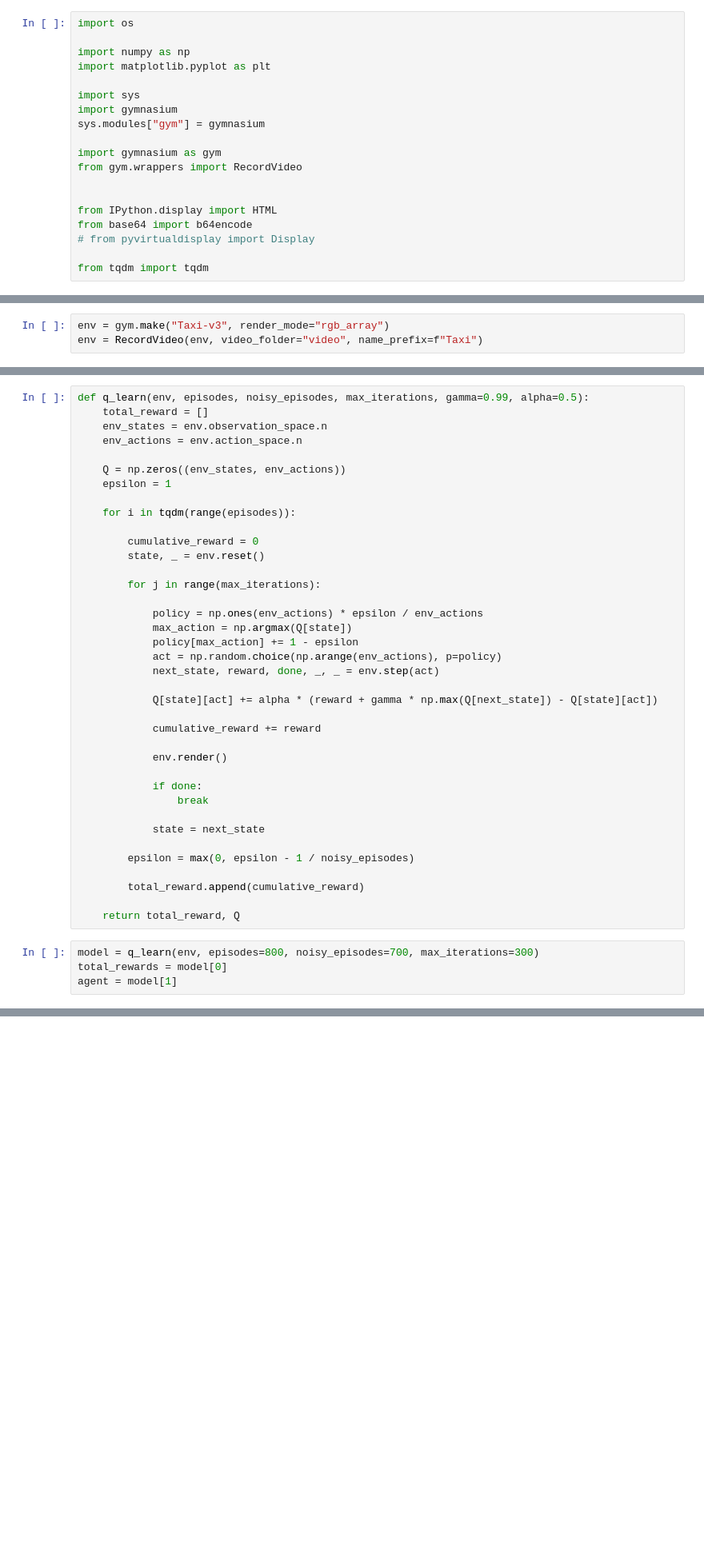
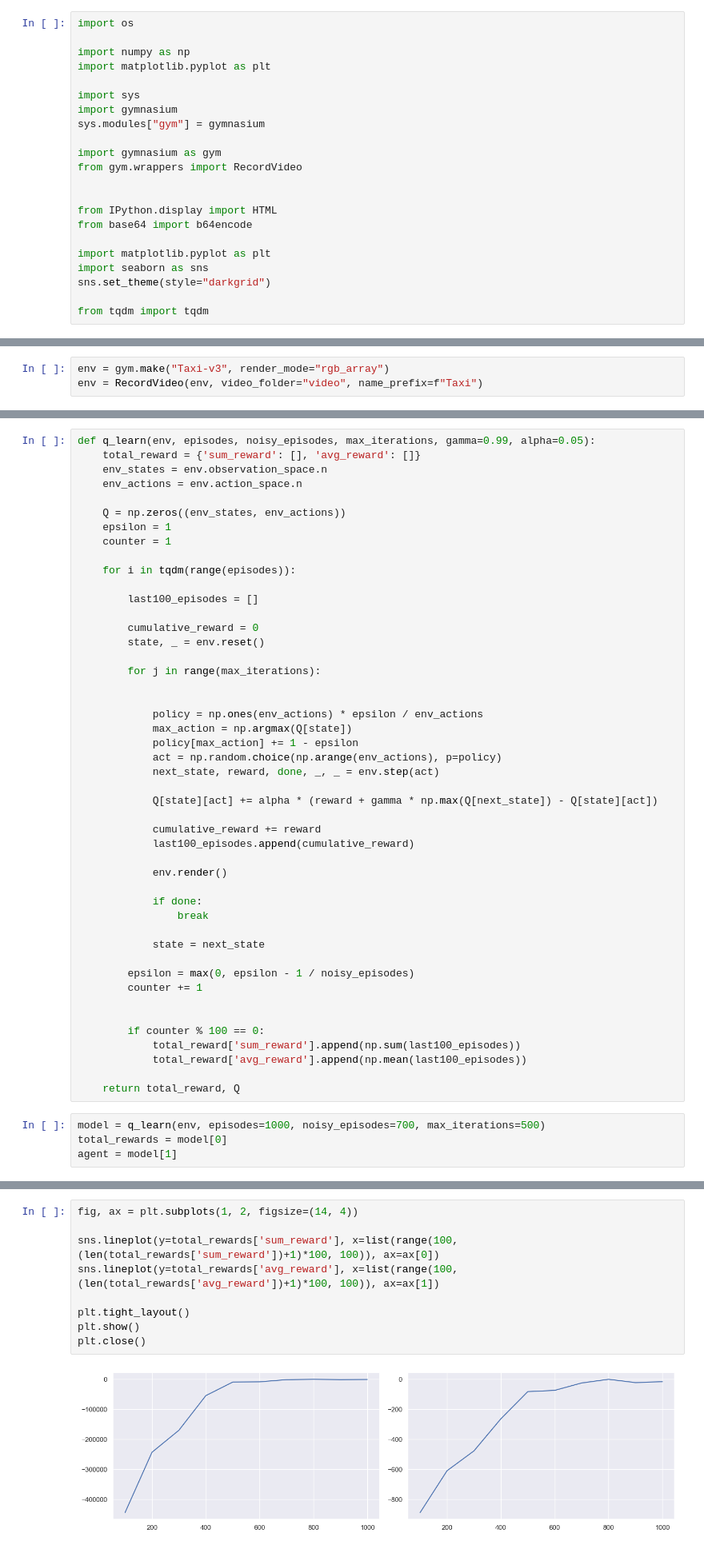
Before and after one commit to eilyich/OtusHomework1, a Jupyter notebook: homework.ipynb, the cells around one changed output, grey strips where cells are left out. Shown at 80% size. Saved outputs shown, nothing was run; the diff lists cells and outputs as text; blank space fills up the shorter version.

Commit message:
agent learned

```diff
--- a/homework.ipynb
+++ b/homework.ipynb
@@ -14,7 +14,10 @@ from gym.wrappers import RecordVideo
 
 from IPython.display import HTML
 from base64 import b64encode
-# from pyvirtualdisplay import Display
+
+import matplotlib.pyplot as plt
+import seaborn as sns
+sns.set_theme(style="darkgrid")
 
 from tqdm import tqdm
 # %%
@@ -36,20 +39,24 @@ def get_epsilon_greedy_action(q_values, epsilon, action_n):
 
     return np.random.choice(np.arange(action_n), p=policy)
 # %%
-def q_learn(env, episodes, noisy_episodes, max_iterations, gamma=0.99, alpha=0.5):
-    total_reward = []
+def q_learn(env, episodes, noisy_episodes, max_iterations, gamma=0.99, alpha=0.05):
+    total_reward = {'sum_reward': [], 'avg_reward': []}
     env_states = env.observation_space.n
     env_actions = env.action_space.n
 
     Q = np.zeros((env_states, env_actions))
     epsilon = 1
+    counter = 1
 
     for i in tqdm(range(episodes)):
+
+        last100_episodes = []
 
         cumulative_reward = 0
         state, _ = env.reset()
 
         for j in range(max_iterations):
+
 
             policy = np.ones(env_actions) * epsilon / env_actions
             max_action = np.argmax(Q[state])
@@ -60,6 +67,7 @@ def q_learn(env, episodes, noisy_episodes, max_iterations, gamma=0.99, alpha=0.5
             Q[state][act] += alpha * (reward + gamma * np.max(Q[next_state]) - Q[state][act])
 
             cumulative_reward += reward
+            last100_episodes.append(cumulative_reward)
 
             env.render()
 
@@ -69,11 +77,15 @@ def q_learn(env, episodes, noisy_episodes, max_iterations, gamma=0.99, alpha=0.5
             state = next_state
 
         epsilon = max(0, epsilon - 1 / noisy_episodes)
+        counter += 1
 
-        total_reward.append(cumulative_reward)
+
+        if counter % 100 == 0:
+            total_reward['sum_reward'].append(np.sum(last100_episodes))
+            total_reward['avg_reward'].append(np.mean(last100_episodes))
 
     return total_reward, Q
 # %%
-model = q_learn(env, episodes=800, noisy_episodes=700, max_iterations=300)
+model = q_learn(env, episodes=1000, noisy_episodes=700, max_iterations=500)
 total_rewards = model[0]
 agent = model[1]
@@ -88,3 +92,14 @@ plt.show()
+# %%
+fig, ax = plt.subplots(1, 2, figsize=(14, 4))
+
+sns.lineplot(y=total_rewards['sum_reward'], x=list(range(100, (len(total_rewards['sum_reward'])+1)*100, 100)), ax=ax[0])
+sns.lineplot(y=total_rewards['avg_reward'], x=list(range(100, (len(total_rewards['avg_reward'])+1)*100, 100)), ax=ax[1])
+
+plt.tight_layout()
+plt.show()
+plt.close()
+# %% [output]
+[figure, added]
 # %%
 HTML(
     render_mp4(f"video/Taxi-episode-{max([int(i.split('.')[0].split('-')[-1]) for i in os.listdir('video')])}.mp4")
```
Also changed, not shown: parts of 4 cells of this notebook.
